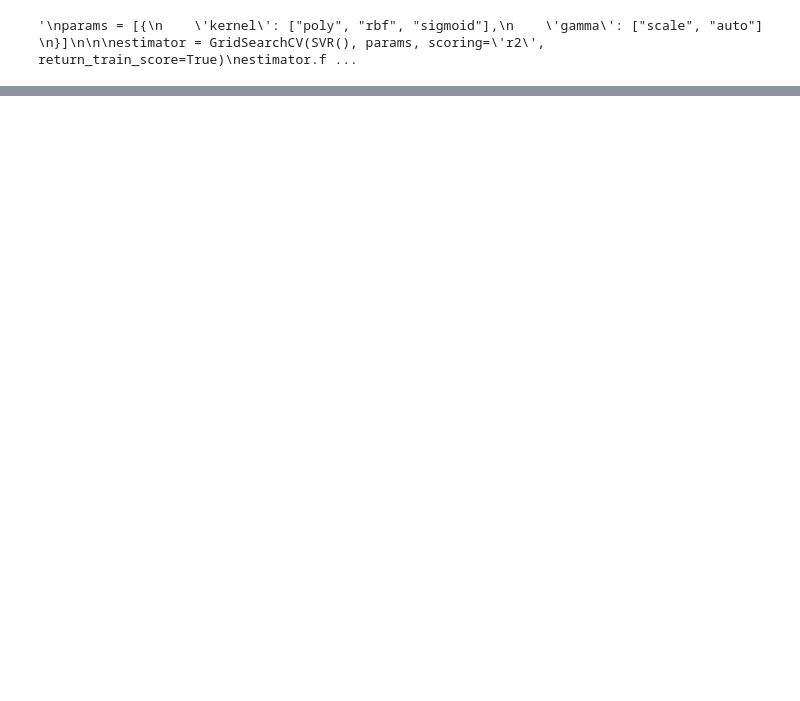
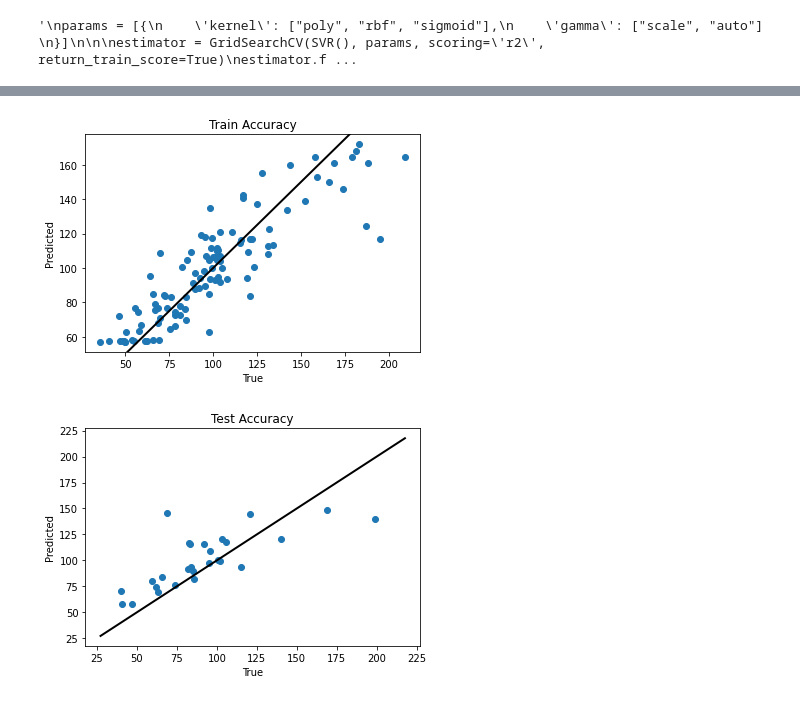
Before and after one commit to luciecunningham/GENG551X, a Jupyter notebook: Learning Process.ipynb, the cells around one changed output, grey strips where cells are left out. Cells and saved outputs as stored; diff of their text form; code cells hidden in the pictures; blank space fills up the shorter version.

```diff
--- a/Learning Process.ipynb
+++ b/Learning Process.ipynb
@@ -162,0 +218,32 @@ plt.show()
+# %%
+
+pred_train = model.predict(x_train_shaped)
+
+plt.plot(y_train, pred_train, marker='o', linestyle = 'None')
+xpoints = ypoints = plt.xlim()
+plt.plot(xpoints, ypoints, color='k', lw=2, scalex=False, scaley=False)
+plt.xlabel("True")
+plt.ylabel("Predicted")
+plt.title("Train Accuracy")
+fpath = os.path.join("plots", now + " Train Acc Predicted vs True" + ".png")
+if check_file(fpath):
+    print("Could not save: {0}\nPossibly change datetime".format(fpath))
+else:
+    plt.savefig(fpath)
+plt.show()
+
+pred_test = model.predict(x_test_shaped)
+plt.plot(y_test, pred_test, marker='o', linestyle = 'None')
+plt.plot(xpoints, ypoints, color='k', lw=2, scalex=False, scaley=False)
+plt.xlabel("True")
+plt.ylabel("Predicted")
+plt.title("Test Accuracy")
+fpath = os.path.join("plots", now + " Test Acc Predicted vs True" + ".png")
+if check_file(fpath):
+    print("Could not save: {0}\nPossibly change datetime".format(fpath))
+else:
+    plt.savefig(fpath)
+plt.show()
+# %% [output]
+[figure, added]
+[figure, added]
```
Also changed, not shown: parts of 16 cells of this notebook, 4 other files.
